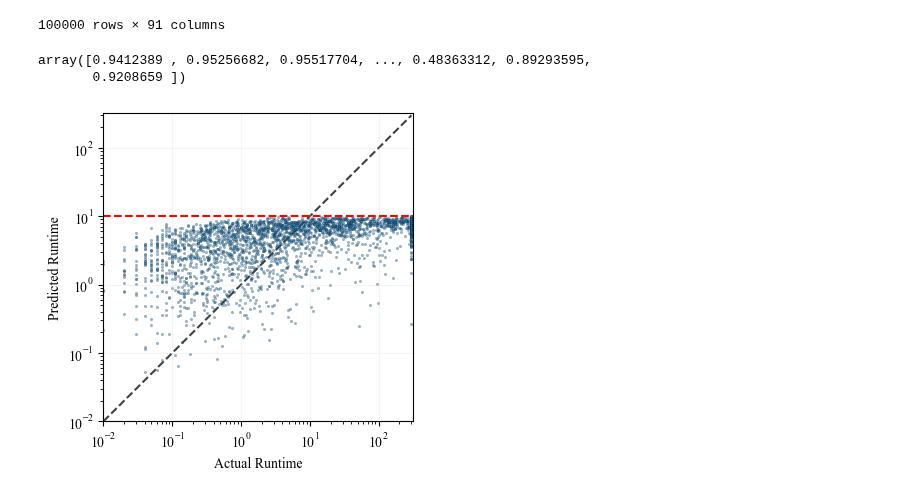
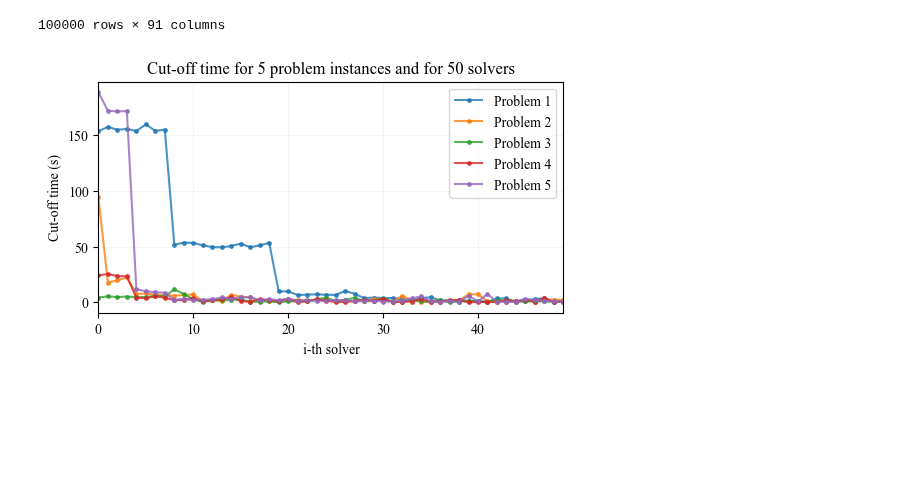
Before and after one commit to zakrzewow/raw-algorithm-portfolios, a Jupyter notebook: archive/phase1/test_sksurv.ipynb, the cells around one changed output. Drawn from its saved outputs; the diff is of its cells as text; code cells hidden in the pictures; blank space fills up the shorter version.

```diff
--- a/archive/phase1/test_sksurv.ipynb
+++ b/archive/phase1/test_sksurv.ipynb
@@ -69,10 +47,0 @@ y_ndarr["cost"] = y_train
-# %%
-wrapper = SurvivalFunctionWrapper(
-    model_cls=GradientBoostingSurvivalAnalysis,
-    risk_function="linear",
-)
-wrapper.fit(X_train, y_train, cut_off_train)
-wrapper.predict(X_test, cut_off_test)
-# %% [output]
-array([0.9412389 , 0.95256682, 0.95517704, ..., 0.48363312, 0.89293595,
-       0.9208659 ])
@@ -98,24 +47,0 @@ result = evaluate_model_with_cross_validation(
-# %%
-fig, ax = plt.subplots(nrows=1, ncols=1, figsize=(4, 4))
-
-sc = ax.scatter(
-    result["y_test_not_censored"],
-    result["y_pred"],
-    alpha=0.5,
-    edgecolors="k",
-    lw=0.2,
-    s=3,
-)
-ax.set_xscale("log")
-ax.set_yscale("log")
-
-ax.set_xlim(0.01, 320)
-ax.set_ylim(0.01, 320)
-ax.plot([0.01, 300], [0.01, 300], "k--", alpha=0.75, zorder=0)
-ax.axhline(y=10, color='red', linestyle='--')
-
-ax.set_ylabel("Predicted Runtime")
-ax.set_xlabel("Actual Runtime")
-plt.show()
-# %% [output]
-[figure, removed]
@@ -132,0 +48,33 @@ plt.show()
+# %%
+train_idx, test_idx = get_n_splits(df, n=2, instance_number=5, solver_number=100, random_state=0)[0]
+
+df_train_test = df.loc[np.concatenate([train_idx, test_idx])]
+
+df_train_test, cut_off_train_test = permutate_df_by_cost_decreasing(
+    df_train_test,
+    lognormal_mean=0,
+    lognormal_sigma=1,
+    random_state=9
+)
+
+is_train = df_train_test.index.isin(train_idx)
+is_test = df_train_test.index.isin(test_idx)
+
+df_train = df_train_test.loc[is_train]
+cut_off_train = cut_off_train_test[is_train]
+df_test = df_train_test.loc[is_test]
+cut_off_test = cut_off_train_test[is_test]
+
+
+fig, ax = plt.subplots(figsize=(6, 3))
+for i in range(5):
+    ax.plot(cut_off_test[i::5], label=f"Problem {i+1}", marker=".", markersize=5, linestyle="-", alpha=0.8)
+
+ax.legend()
+ax.set_xlabel("i-th solver")
+ax.set_ylabel("Cut-off time (s)")
+ax.set_title("Cut-off time for 5 problem instances and for 50 solvers")
+# plt.savefig("cut_off_time.png", dpi=300, bbox_inches="tight")
+plt.show()
+# %% [output]
+[figure, added]
```
Also changed, not shown: parts of 5 cells of this notebook, 1 other file.
